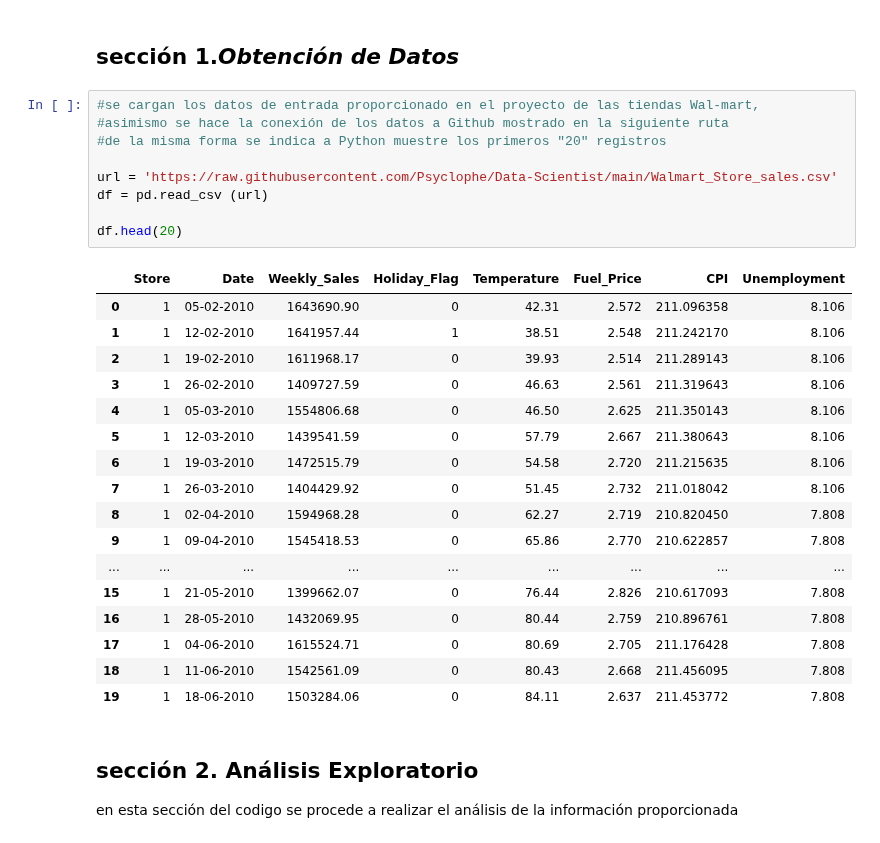
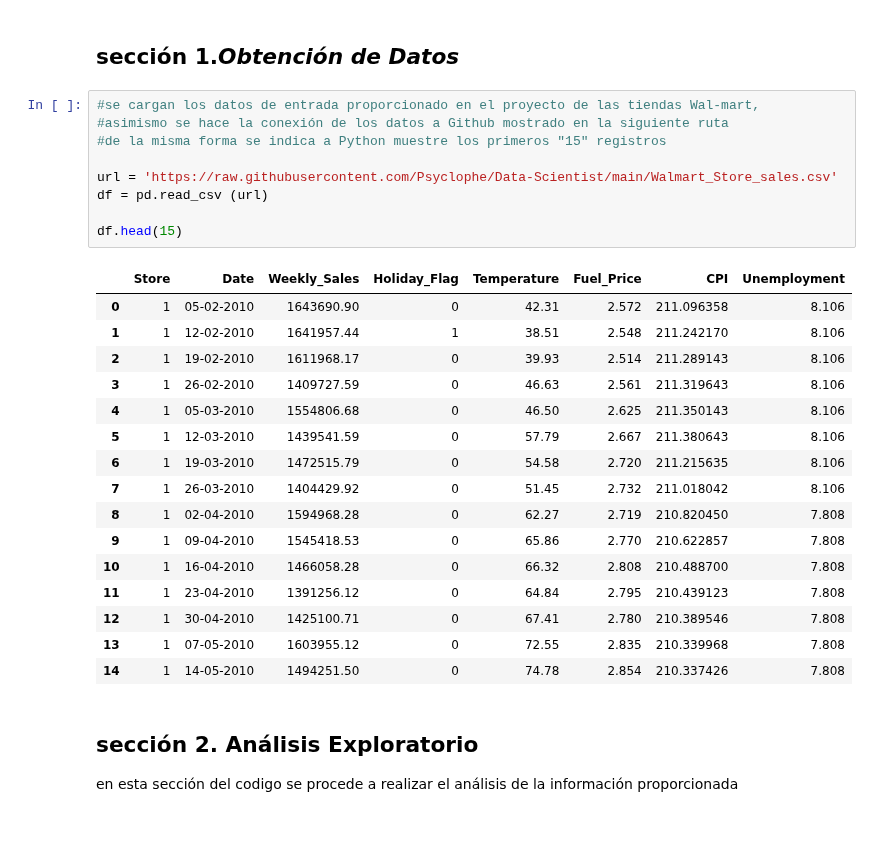
Before and after one commit to Psyclophe/Data-Scientist, a Jupyter notebook: Wal_mart_analysis_forecasting.ipynb, the cells around one changed output. Drawn from its saved outputs; the diff is of its cells as text.

```diff
--- a/Wal_mart_analysis_forecasting.ipynb
+++ b/Wal_mart_analysis_forecasting.ipynb
@@ -23,30 +23,29 @@ from sklearn.preprocessing import StandardScaler
 # %%
 #se cargan los datos de entrada proporcionado en el proyecto de las tiendas Wal-mart,
 #asimismo se hace la conexión de los datos a Github mostrado en la siguiente ruta
-#de la misma forma se indica a Python muestre los primeros "20" registros
+#de la misma forma se indica a Python muestre los primeros "15" registros
 
 url = 'https://raw.githubusercontent.com/Psyclophe/Data-Scientist/main/Walmart_Store_sales.csv'
 df = pd.read_csv (url)
 
-df.head(20)
+df.head(15)
 # %% [output]
 |  | Store | Date | Weekly_Sales | Holiday_Flag | Temperature | Fuel_Price | CPI | Unemployment |
 | 0 | 1 | 05-02-2010 | 1643690.90 | 0 | 42.31 | 2.572 | 211.096358 | 8.106 |
 | 1 | 1 | 12-02-2010 | 1641957.44 | 1 | 38.51 | 2.548 | 211.242170 | 8.106 |
 | 2 | 1 | 19-02-2010 | 1611968.17 | 0 | 39.93 | 2.514 | 211.289143 | 8.106 |
 | 3 | 1 | 26-02-2010 | 1409727.59 | 0 | 46.63 | 2.561 | 211.319643 | 8.106 |
 | 4 | 1 | 05-03-2010 | 1554806.68 | 0 | 46.50 | 2.625 | 211.350143 | 8.106 |
 | 5 | 1 | 12-03-2010 | 1439541.59 | 0 | 57.79 | 2.667 | 211.380643 | 8.106 |
 | 6 | 1 | 19-03-2010 | 1472515.79 | 0 | 54.58 | 2.720 | 211.215635 | 8.106 |
 | 7 | 1 | 26-03-2010 | 1404429.92 | 0 | 51.45 | 2.732 | 211.018042 | 8.106 |
 | 8 | 1 | 02-04-2010 | 1594968.28 | 0 | 62.27 | 2.719 | 210.820450 | 7.808 |
 | 9 | 1 | 09-04-2010 | 1545418.53 | 0 | 65.86 | 2.770 | 210.622857 | 7.808 |
-| ... | ... | ... | ... | ... | ... | ... | ... | ... |
-| 15 | 1 | 21-05-2010 | 1399662.07 | 0 | 76.44 | 2.826 | 210.617093 | 7.808 |
-| 16 | 1 | 28-05-2010 | 1432069.95 | 0 | 80.44 | 2.759 | 210.896761 | 7.808 |
-| 17 | 1 | 04-06-2010 | 1615524.71 | 0 | 80.69 | 2.705 | 211.176428 | 7.808 |
-| 18 | 1 | 11-06-2010 | 1542561.09 | 0 | 80.43 | 2.668 | 211.456095 | 7.808 |
-| 19 | 1 | 18-06-2010 | 1503284.06 | 0 | 84.11 | 2.637 | 211.453772 | 7.808 |
+| 10 | 1 | 16-04-2010 | 1466058.28 | 0 | 66.32 | 2.808 | 210.488700 | 7.808 |
+| 11 | 1 | 23-04-2010 | 1391256.12 | 0 | 64.84 | 2.795 | 210.439123 | 7.808 |
+| 12 | 1 | 30-04-2010 | 1425100.71 | 0 | 67.41 | 2.780 | 210.389546 | 7.808 |
+| 13 | 1 | 07-05-2010 | 1603955.12 | 0 | 72.55 | 2.835 | 210.339968 | 7.808 |
+| 14 | 1 | 14-05-2010 | 1494251.50 | 0 | 74.78 | 2.854 | 210.337426 | 7.808 |
 # %% [markdown]
 ## sección 2. **Análisis Exploratorio**
 en esta sección del codigo se procede a realizar el análisis de la información proporcionada
```
